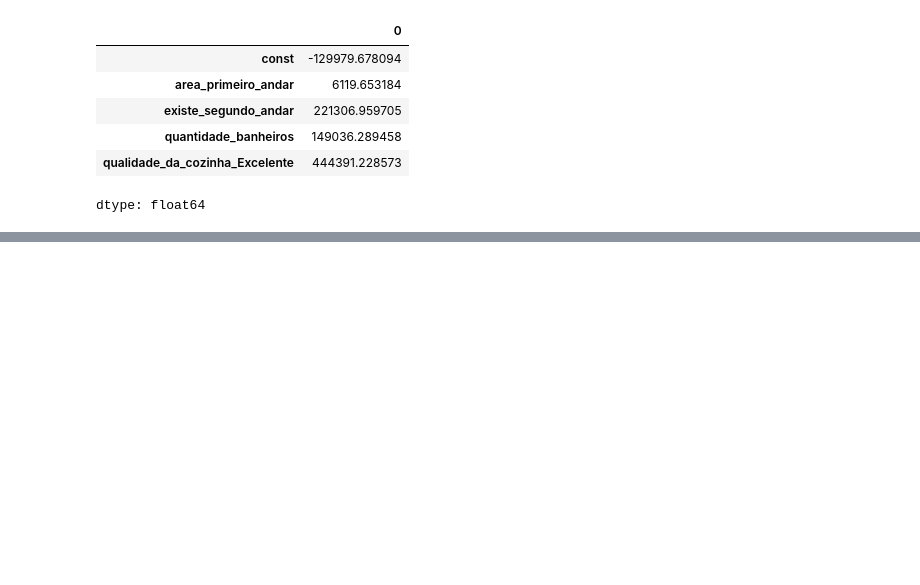
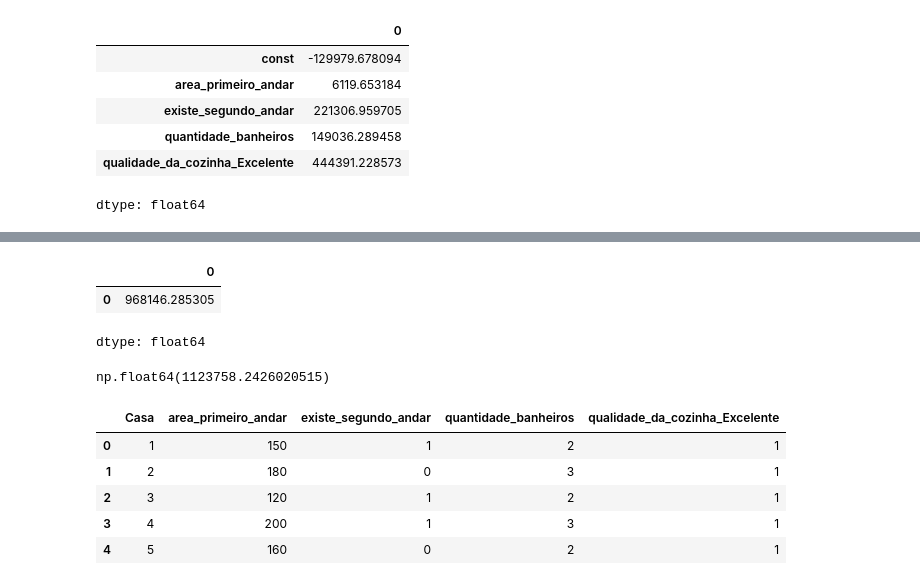
Before and after one commit to isadorapandas/data-science-regressao-linear, a Jupyter notebook: Regressao_linear.ipynb, the cells around one changed output, grey strips where cells are left out. Drawn from its saved outputs; the diff is of its cells as text; code cells hidden in the pictures; blank space fills up the shorter version.

```diff
--- a/Regressao_linear.ipynb
+++ b/Regressao_linear.ipynb
@@ -426,0 +487,23 @@ dtype: float64
+# %%
+# Qual o preço desse imóvel com o modelo_0?
+modelo_0.predict(novo_imovel['area_primeiro_andar'])
+# %% [output]
+|  | 0 |
+| 0 | 968146.285305 |
+dtype: float64
+# %%
+# Qual o preço desse imóvel com o modelo_3?
+modelo_3.predict(novo_imovel)[0]
+# %% [output]
+np.float64(1123758.2426020515)
+# %%
+# Lendo várias casas
+novas_casas = pd.read_csv("https://raw.githubusercontent.com/isadorapandas/data-science-regressao-linear/refs/heads/main/Novas_casas.csv", sep = ";")
+novas_casas.head()
+# %% [output]
+|  | Casa | area_primeiro_andar | existe_segundo_andar | quantidade_banheiros | qualidade_da_cozinha_Excelente |
+| 0 | 1 | 150 | 1 | 2 | 1 |
+| 1 | 2 | 180 | 0 | 3 | 1 |
+| 2 | 3 | 120 | 1 | 2 | 1 |
+| 3 | 4 | 200 | 1 | 3 | 1 |
+| 4 | 5 | 160 | 0 | 2 | 1 |
```
Also changed, not shown: parts of 31 cells of this notebook.
